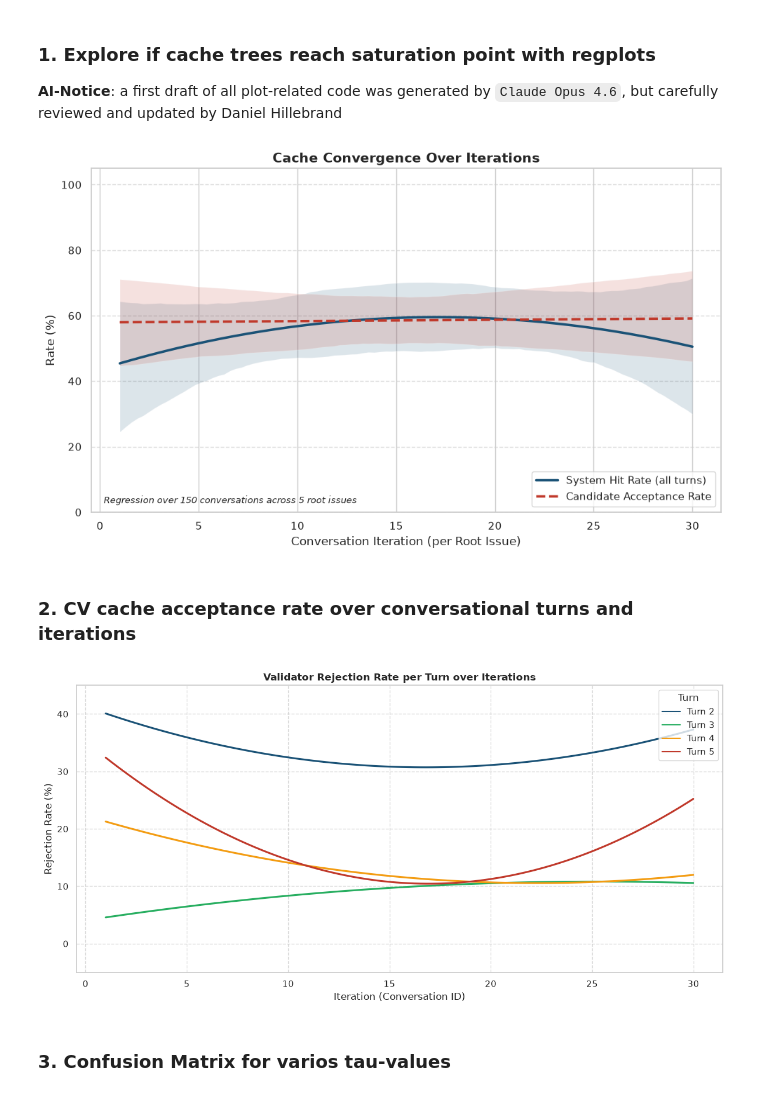
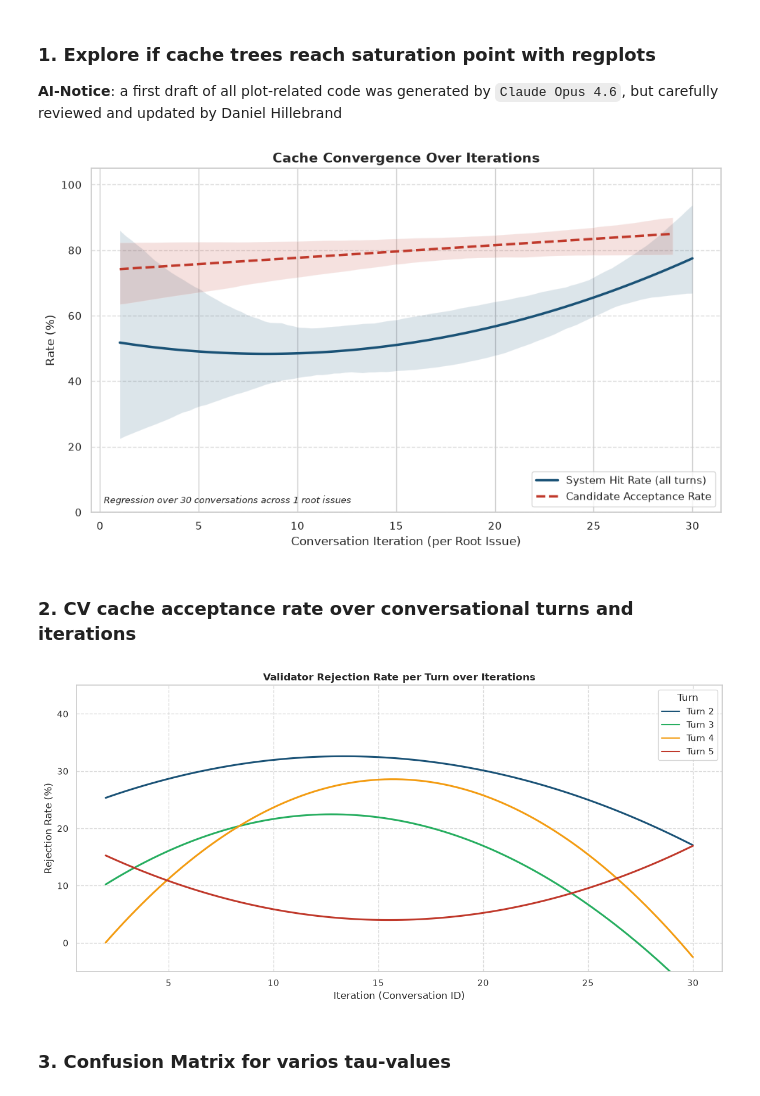
Before and after one commit to Daniel-Innsbruck/masterarbeit, a Jupyter notebook: phase_1_validation/caching_efficiency/cache_efficiency_analysis.ipynb, the cells around one changed output. Drawn from its saved outputs; the diff is of its cells as text; code cells hidden in the pictures.

```diff
--- a/phase_1_validation/caching_efficiency/cache_efficiency_analysis.ipynb
+++ b/phase_1_validation/caching_efficiency/cache_efficiency_analysis.ipynb
@@ -132,7 +132,10 @@ for meas_file in measurements_dir.glob("*.jsonl"):
     df_merged = pd.merge(df_conv, df_meas_clean, on=["conversation_id", "turn_index"], how="left")
 
     # Turn 0 = Root --> no costs
-    meas_cols = [c for c in df_meas_clean.columns if c not in ["conversation_id", "turn_index"]]
+    meas_cols = [c for c in df_meas_clean.columns
+                 if c not in ["conversation_id", "turn_index"]
+                 and df_meas_clean[c].dtype != 'object'
+                 and not pd.api.types.is_string_dtype(df_meas_clean[c])]
     df_merged.loc[df_merged["turn_index"] == 0, meas_cols] = 0
     df_merged.insert(0, "uid", uid)
 
@@ -214,40 +217,50 @@ system_hit_rate = df_ongoing.groupby('conversation_id')['cache_accepted'].mean()
 # calculate cv acceptence rate of cache
 df_candidates_only = df_ongoing[df_ongoing['cache_avail'] == True]
 acceptance_rate = df_candidates_only.groupby('conversation_id')['cache_accepted'].mean() * 100
+
+conv_stats = system_hit_rate.reset_index()
+conv_stats.columns = ['conversation_id', 'hit_rate']
+conv_stats['iteration'] = range(1, len(conv_stats) + 1)
+conv_stats['uid'] = df_ongoing.groupby('conversation_id')['uid'].first().values
+
+cand_stats = acceptance_rate.reset_index()
+cand_stats.columns = ['conversation_id', 'acceptance_rate']
+cand_stats['iteration'] = range(1, len(cand_stats) + 1)
+
 
 # Plot
 fig, ax = plt.subplots(figsize=(10, 6))
 
 sns.regplot(x='iteration', y='hit_rate', data=conv_stats,
             scatter=False,
             line_kws={'color': C_PRIMARY, 'linewidth': 2.5, 'label': 'System Hit Rate (all turns)'},
             order=2, ax=ax)
 sns.regplot(x='iteration', y='acceptance_rate', data=cand_stats,
             scatter=False,
             line_kws={'color': C_SECONDARY, 'linewidth': 2.5, 'linestyle': '--', 'label': 'Candidate Acceptance Rate'},
             order=1, ax=ax)
 
 ax.set_title('Cache Convergence Over Iterations', fontweight='bold', fontsize=14)
 ax.set_xlabel('Conversation Iteration (per Root Issue)', fontsize=12)
 ax.set_ylabel('Rate (%)', fontsize=12)
 ax.set_ylim(0, 105)
 ax.grid(axis='y', linestyle='--', alpha=0.7)
 
 
 legend_handles = [
     Line2D([0], [0], color=C_PRIMARY, linewidth=2.5, label='System Hit Rate (all turns)'),
     Line2D([0], [0], color=C_SECONDARY, linewidth=2.5, linestyle='--', label='Candidate Acceptance Rate'),
 ]
 ax.legend(handles=legend_handles, loc='lower right', fontsize=11)
 ax.text(0.02, 0.02,
     f'Regression over {len(conv_stats)} conversations across {conv_stats["uid"].nunique()} root issues',
     transform=ax.transAxes, fontsize=9, style='italic', va='bottom')
 
 plt.tight_layout()
 plt.savefig('cache_convergence_combined.pdf')
 plt.show()
 # %% [output]
-[figure, old version]
+[figure, new version]
 # %% [markdown]
 ### 2. CV cache acceptance rate over conversational turns and iterations
 # %%
@@ -278,7 +291,7 @@ plt.tight_layout()
 plt.savefig('rejection_rate_per_turn.pdf')
 plt.show()
 # %% [output]
-[figure, old version]
+[figure, new version]
 # %% [markdown]
 ### 3. Confusion Matrix for varios tau-values
 # %%
```
Also changed, not shown: parts of 6 cells of this notebook, 26 other files.
